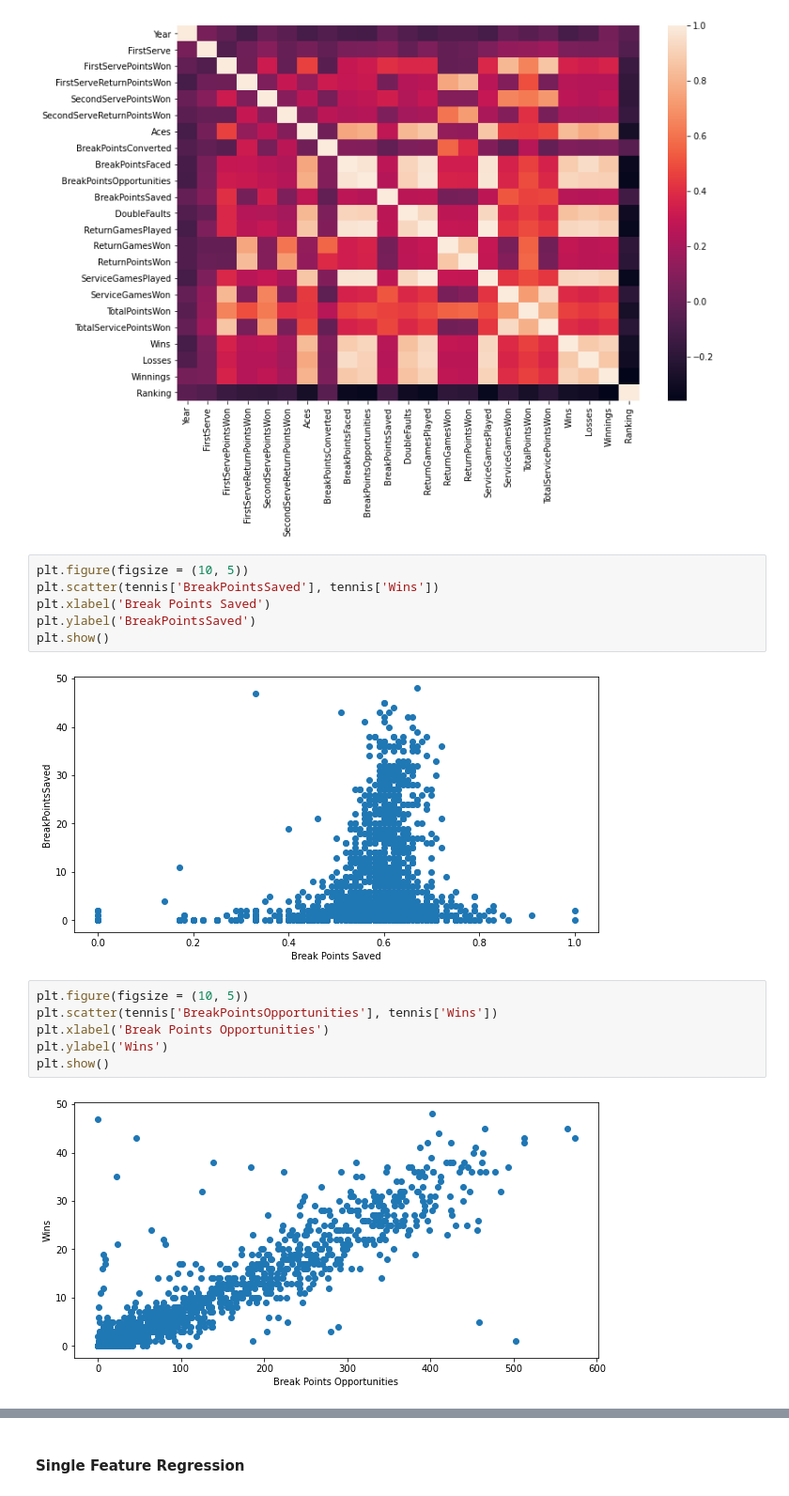
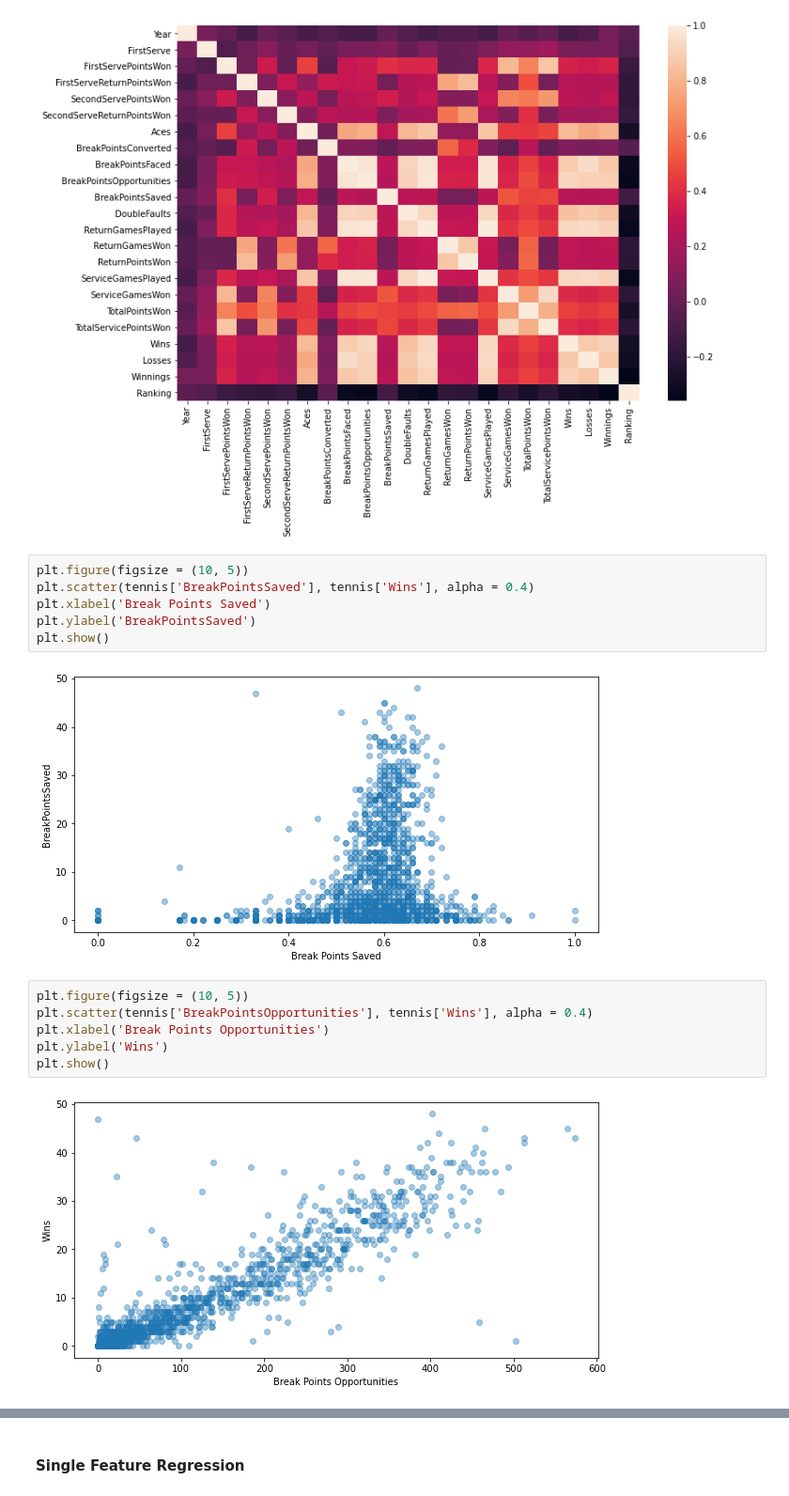
Before and after one commit to joeelorm/Projects, a Jupyter notebook: Machine Learning/Tennis Ace.ipynb, the cells around one changed output, grey strips where cells are left out. Shown: that part at 94% size. Cells and saved outputs as stored; diff of their text form.

```diff
--- a/Machine Learning/Tennis Ace.ipynb
+++ b/Machine Learning/Tennis Ace.ipynb
@@ -84,19 +84,19 @@ plt.show()
 [figure]
 # %%
 plt.figure(figsize = (10, 5))
-plt.scatter(tennis['BreakPointsSaved'], tennis['Wins'])
+plt.scatter(tennis['BreakPointsSaved'], tennis['Wins'], alpha = 0.4)
 plt.xlabel('Break Points Saved')
 plt.ylabel('BreakPointsSaved')
 plt.show()
 # %% [output]
-[figure, old version]
+[figure, new version]
 # %%
 plt.figure(figsize = (10, 5))
-plt.scatter(tennis['BreakPointsOpportunities'], tennis['Wins'])
+plt.scatter(tennis['BreakPointsOpportunities'], tennis['Wins'], alpha = 0.4)
 plt.xlabel('Break Points Opportunities')
 plt.ylabel('Wins')
 plt.show()
 # %% [output]
-[figure, old version]
+[figure, new version]
 # %%
 plt.figure(figsize = (10, 5))
```
Also changed, not shown: parts of 6 cells of this notebook.
